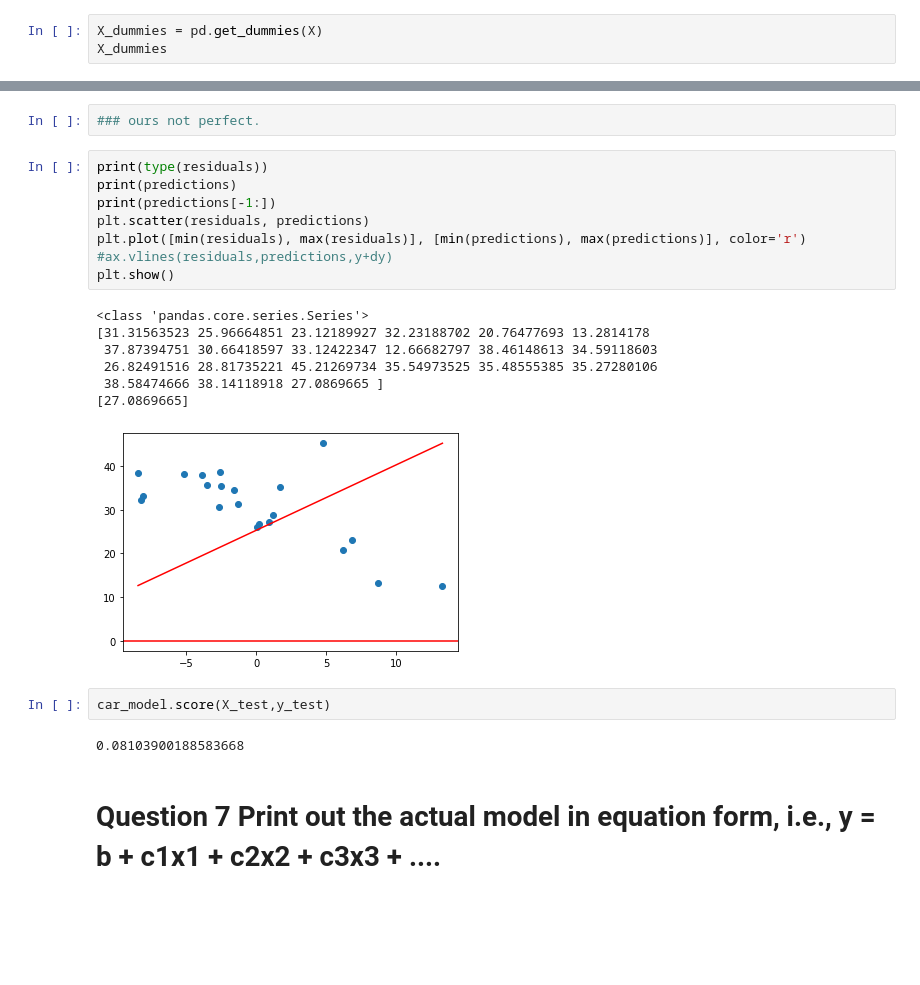
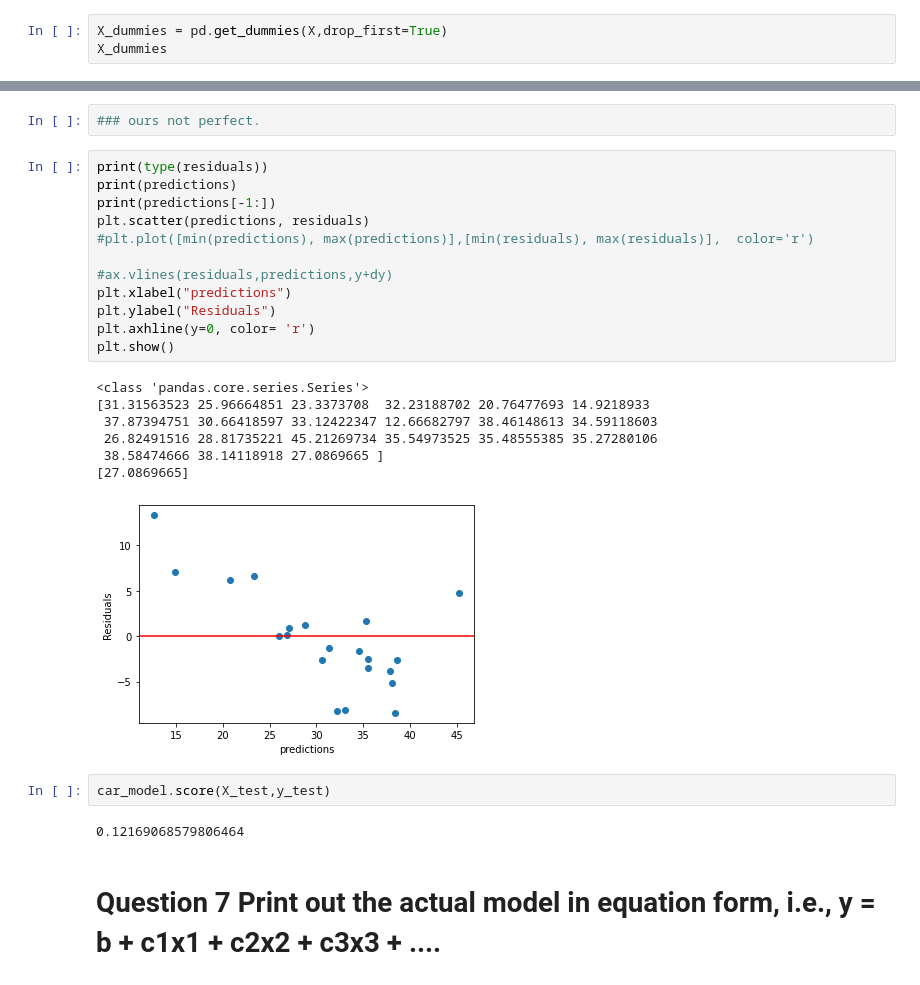
Before and after one commit to tomseeber/multi-linear-regression, a Jupyter notebook: muti-regression.ipynb, the cells around one changed output, grey strips where cells are left out. Cells and saved outputs as stored; diff of their text form; blank space fills up the shorter version.

```diff
--- a/muti-regression.ipynb
+++ b/muti-regression.ipynb
@@ -278,7 +278,7 @@ X
 # %% [markdown]
 # Question 3:  Generate dummy variables for the categorical features.
 # %%
-X_dummies = pd.get_dummies(X)
+X_dummies = pd.get_dummies(X,drop_first=True)
 X_dummies
 # %% [output]
 |  | Min.Price | Price | Max.Price | MPG.city | EngineSize | Horsepower | RPM | Rev.per.mile | ... |
@@ -373,23 +375,27 @@ plt.plot([min(y_test),max(y_test)], [min(y_test),max(y_test)], color='r')
 # %%
 print(type(residuals))
 print(predictions)
 print(predictions[-1:])
-plt.scatter(residuals, predictions)
-plt.plot([min(residuals), max(residuals)], [min(predictions), max(predictions)], color='r')
+plt.scatter(predictions, residuals)
+#plt.plot([min(predictions), max(predictions)],[min(residuals), max(residuals)],  color='r')
+
 #ax.vlines(residuals,predictions,y+dy)
+plt.xlabel("predictions")
+plt.ylabel("Residuals")
+plt.axhline(y=0, color= 'r')
 plt.show()
 # %% [output]
 <class 'pandas.core.series.Series'>
-[31.31563523 25.96664851 23.12189927 32.23188702 20.76477693 13.2814178
+[31.31563523 25.96664851 23.3373708  32.23188702 20.76477693 14.9218933
  37.87394751 30.66418597 33.12422347 12.66682797 38.46148613 34.59118603
  26.82491516 28.81735221 45.21269734 35.54973525 35.48555385 35.27280106
  38.58474666 38.14118918 27.0869665 ]
 [27.0869665]
-[figure, old version]
+[figure, new version]
 # %%
 car_model.score(X_test,y_test)
 # %% [output]
-0.08103900188583668
+0.12169068579806464
 # %% [markdown]
 # Question 7 Print out the actual model in equation form, i.e., y = b + c1x1 + c2x2 + c3x3 + ....
 # %%
```
Also changed, not shown: parts of 7 cells of this notebook.
